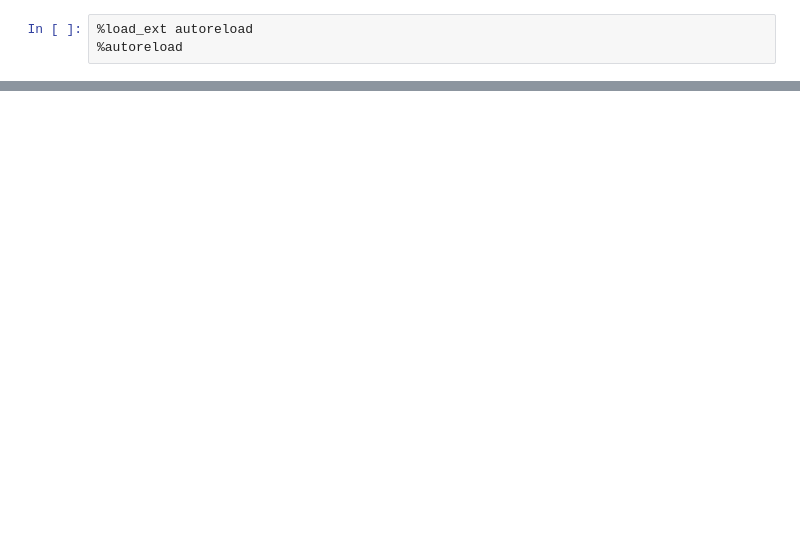
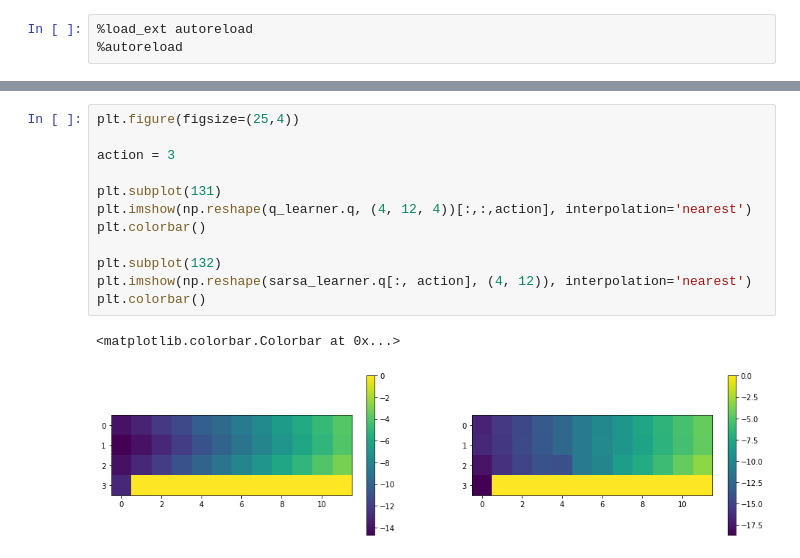
Before and after one commit to rl-salk/rl-salk, a Jupyter notebook: notebooks/cliff_walk_demo.ipynb, the cells around one changed output, grey strips where cells are left out. Saved outputs shown, nothing was run; the diff lists cells and outputs as text; blank space fills up the shorter version.

Commit message:
added sarsa_learner.py and added better viz to cliff_walk_demo.ipynb

```diff
--- a/notebooks/cliff_walk_demo.ipynb
+++ b/notebooks/cliff_walk_demo.ipynb
@@ -60,0 +145,15 @@ array([[ -7.4615301 ,  -7.38871869,  -7.37116043,  -7.3877782 ],
+# %%
+plt.figure(figsize=(25,4))
+
+action = 3
+
+plt.subplot(131)
+plt.imshow(np.reshape(q_learner.q, (4, 12, 4))[:,:,action], interpolation='nearest')
+plt.colorbar()
+
+plt.subplot(132)
+plt.imshow(np.reshape(sarsa_learner.q[:, action], (4, 12)), interpolation='nearest')
+plt.colorbar()
+# %% [output]
+<matplotlib.colorbar.Colorbar at 0x...>
+[figure, added]
```
Also changed, not shown: parts of 7 cells of this notebook, 3 other files.
